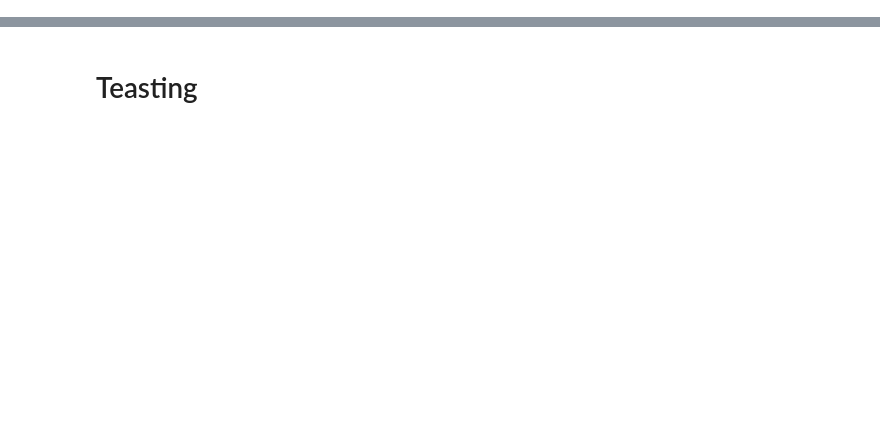
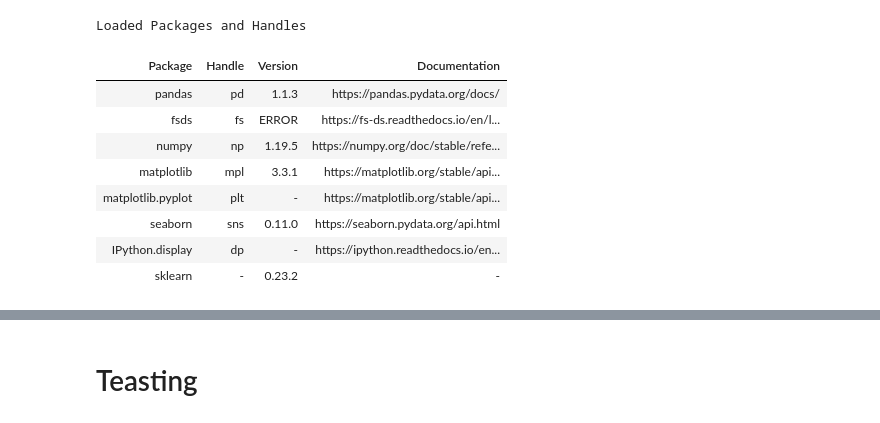
Before and after one commit to jirvingphd/fsds, a Jupyter notebook: fsds/testing.ipynb, the cells around one changed output, grey strips where cells are left out. Cells and saved outputs as stored; diff of their text form; code cells hidden in the pictures; blank space fills up the shorter version.

```diff
--- a/fsds/testing.ipynb
+++ b/fsds/testing.ipynb
@@ -0,0 +18,13 @@
+# %%
+pkgs = imp.import_packages()
+# %% [output]
+Loaded Packages and Handles
+| Package | Handle | Version | Documentation |
+| pandas | pd | 1.1.3 | https://pandas.pydata.org/docs/ |
+| fsds | fs | ERROR | https://fs-ds.readthedocs.io/en/l... |
+| numpy | np | 1.19.5 | https://numpy.org/doc/stable/refe... |
+| matplotlib | mpl | 3.3.1 | https://matplotlib.org/stable/api... |
+| matplotlib.pyplot | plt | - | https://matplotlib.org/stable/api... |
+| seaborn | sns | 0.11.0 | https://seaborn.pydata.org/api.html |
+| IPython.display | dp | - | https://ipython.readthedocs.io/en... |
+| sklearn | - | 0.23.2 | - |
```
Also changed, not shown: parts of 11 cells of this notebook, 1 other file.
